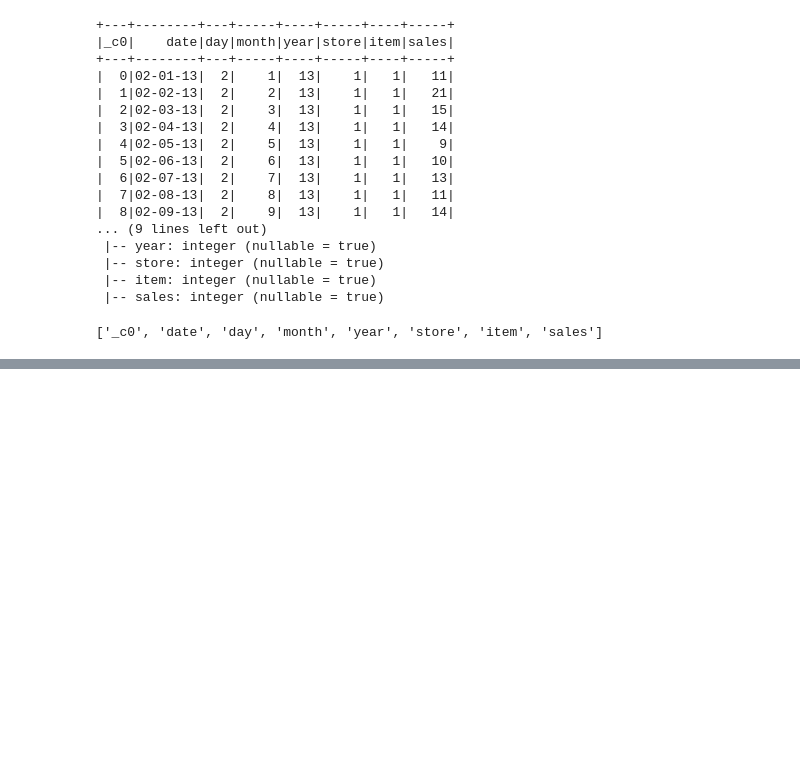
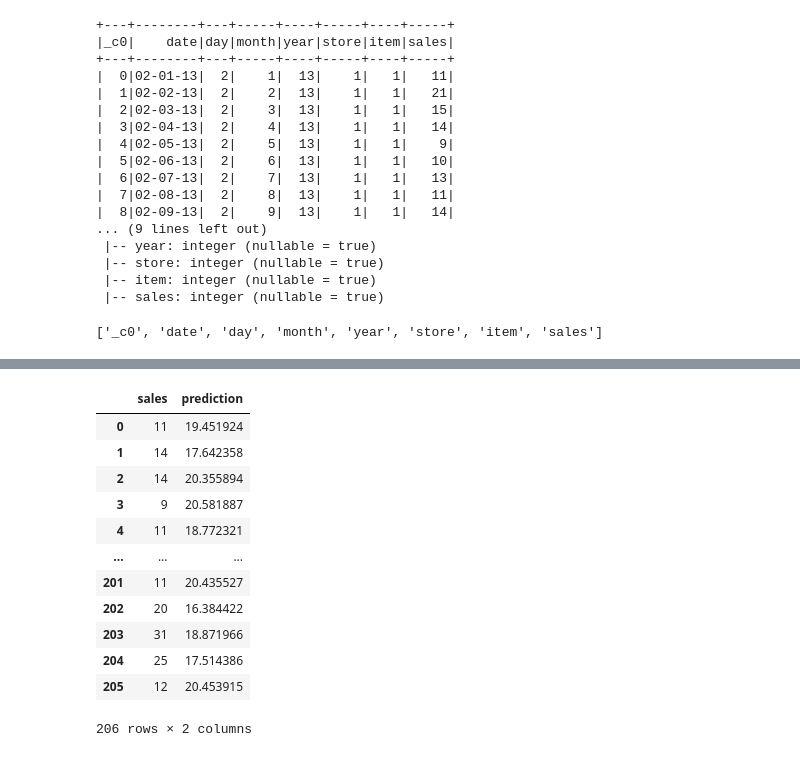
Before and after one commit to Mehedi-Bin-Hafiz/Introduction-and-Indepth-Intuition-of-Spark, a Jupyter notebook: sparkintro/intro_pyspark_MLlib.ipynb, the cells around one changed output, grey strips where cells are left out. Saved outputs shown, nothing was run; the diff lists cells and outputs as text; code cells hidden in the pictures; blank space fills up the shorter version.

```diff
--- a/sparkintro/intro_pyspark_MLlib.ipynb
+++ b/sparkintro/intro_pyspark_MLlib.ipynb
@@ -48,7 +48,7 @@ df.withColumn('nor')
 # %%
 from pyspark.ml.feature import VectorAssembler
-assembler = VectorAssembler(inputCols=['day', 'month', 'year', 'store', 'item',],outputCol='Independent Features')
+assembler = VectorAssembler(inputCols=['day', 'month', 'year', 'store', 'item',],outputCol='Scaled Independent')
 output = assembler.transform(df)
-output.select('Independent Features').show()
+output.select('Scaled Independent').show()
 # %% [output]
 +--------------------+
@@ -162,0 +147,18 @@ pred.r2, pred.meanAbsoluteError,pred.meanSquaredError
+# %%
+## Graph generation
+panda_df = pred_df.select('sales','prediction').toPandas()
+panda_df
+# %% [output]
+|  | sales | prediction |
+| 0 | 11 | 19.451924 |
+| 1 | 14 | 17.642358 |
+| 2 | 14 | 20.355894 |
+| 3 | 9 | 20.581887 |
+| 4 | 11 | 18.772321 |
+| ... | ... | ... |
+| 201 | 11 | 20.435527 |
+| 202 | 20 | 16.384422 |
+| 203 | 31 | 18.871966 |
+| 204 | 25 | 17.514386 |
+| 205 | 12 | 20.453915 |
+206 rows × 2 columns
```
Also changed, not shown: parts of 25 cells of this notebook.
